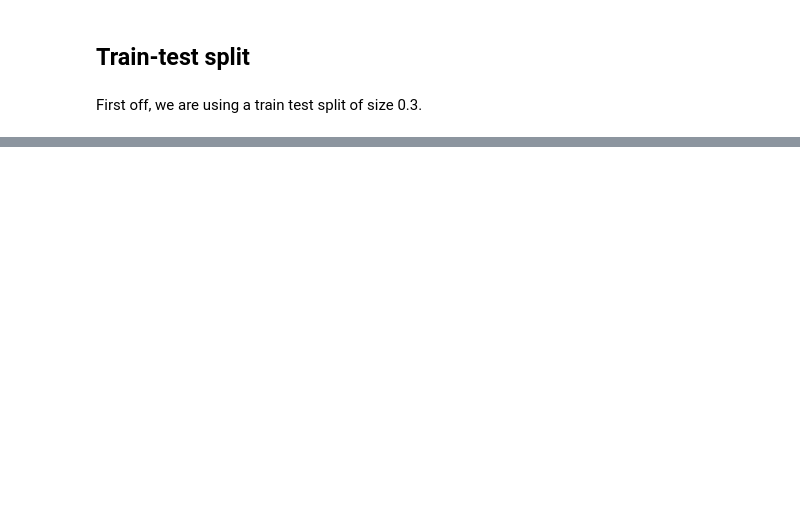
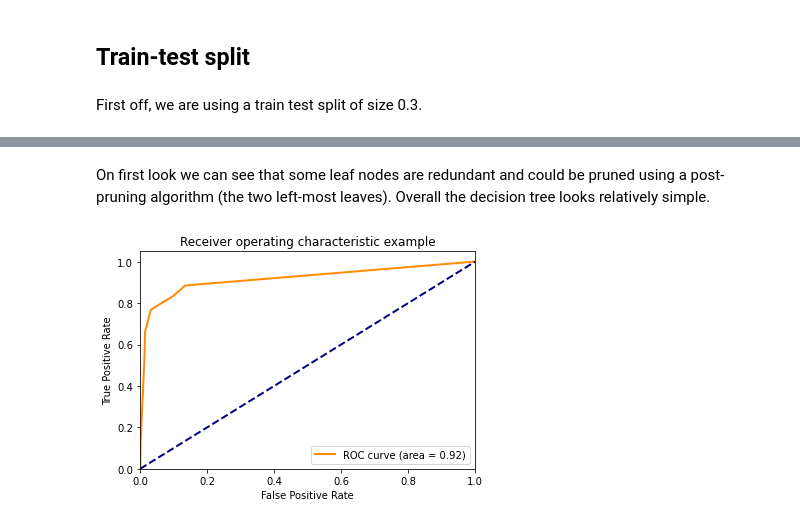
Before and after one commit to kdouda/4iz565, a Jupyter notebook: model.ipynb, the cells around one changed output, grey strips where cells are left out. Saved outputs shown, nothing was run; the diff lists cells and outputs as text; code cells hidden in the pictures; blank space fills up the shorter version.

Commit message:
Update model files

```diff
--- a/model.ipynb
+++ b/model.ipynb
@@ -59,3 +73,5 @@ No null values are present.
+# %%
+all_data = all_data[all_data["word_freq_george"] < 1]
 # %% [markdown]
 ## Train-test split
 # %% [markdown]
@@ -73,17 +136,18 @@ X_train, X_test, y_train, y_test = train_test_split(X, y, test_size=0.3, random_
 # %%
 from sklearn.tree import DecisionTreeClassifier
 from sklearn.model_selection import GridSearchCV
+
 # define grid
-parametergrid= {"criterion" : ("gini", "entropy"),"max_depth":(1,2,3,4,5,6,7,8,9,10),"min_samples_leaf":(1,2,3,4,5,6,7,8,9,10)
+parametergrid= {
+    "criterion" : ("gini", "entropy"),
+    "min_samples_split":(10, 20, 30),
+    "max_depth":(1,2,3,4),
 }
-# random_state ensures replicability
-clf = GridSearchCV(DecisionTreeClassifier(random_state=42), parametergrid)
-#this may take a while
+
+dectree = DecisionTreeClassifier(random_state=random_seed, class_weight={0:8.0, 1:1.0})
+
+clf = GridSearchCV(dectree, parametergrid)
 clf.fit(X_train, y_train)
-# returns the best model
-clf.best_estimator_
-# the best parameters
-clf.best_params_
-# results obtained by the best model - the average of all cv folds for a single combination of the parameters
+
 clf.best_score_
 # %% [output]
@@ -138,2 +184,28 @@ _ = tree.plot_tree(clf.best_estimator_,
+# %% [markdown]
+On first look we can see that some leaf nodes are redundant and could be pruned using a post-pruning algorithm (the two left-most leaves). Overall the decision tree looks relatively simple.
 # %%
 fig.savefig("decistion_tree2.png")
+# %%
+from sklearn.metrics import roc_curve
+from sklearn.metrics import roc_auc_score
+import matplotlib.pyplot as plt
+
+y_test_probs = clf.best_estimator_.predict_proba(X_test)[:, 1]
+fpr, tpr, thresholds = roc_curve(y_test, y_test_probs)
+roc_auc = roc_auc_score(y_test, y_test_probs)
+
+
+plt.figure()
+lw = 2
+plt.plot(fpr, tpr, color='darkorange',
+         lw=lw, label='ROC curve (area = %0.2f)' % roc_auc)
+plt.plot([0, 1], [0, 1], color='navy', lw=lw, linestyle='--')
+plt.xlim([0.0, 1.0])
+plt.ylim([0.0, 1.05])
+plt.xlabel('False Positive Rate')
+plt.ylabel('True Positive Rate')
+plt.title('Receiver operating characteristic example')
+plt.legend(loc="lower right")
+plt.show()
+# %% [output]
+[figure, added]
```
Also changed, not shown: parts of 13 cells of this notebook, 1 other file.
